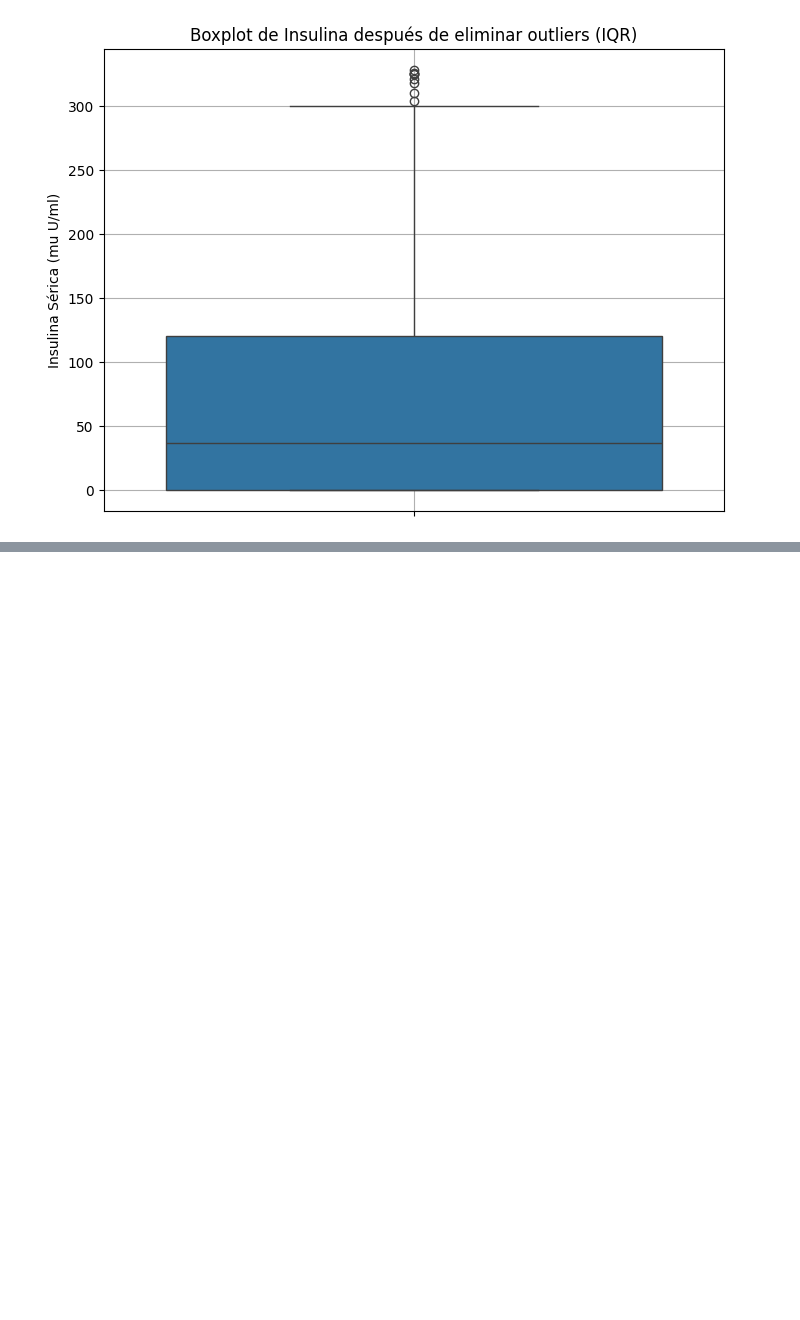
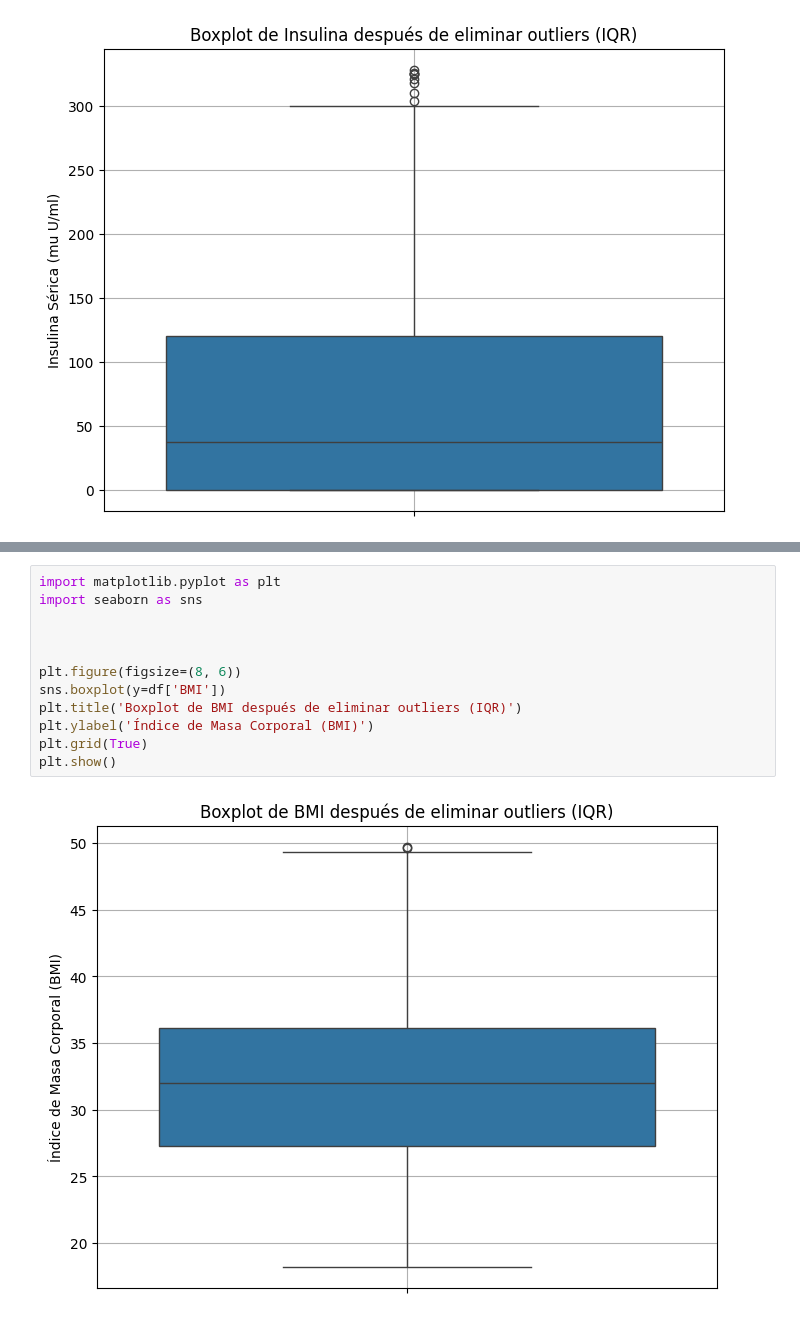
Before and after one commit to 4GeeksAcademy/arb_d_demachine-learning-python-template, a Jupyter notebook: src/explore.ipynb, the cells around one changed output, grey strips where cells are left out. Saved outputs shown, nothing was run; the diff lists cells and outputs as text; blank space fills up the shorter version.

```diff
--- a/src/explore.ipynb
+++ b/src/explore.ipynb
@@ -407,0 +530,14 @@ plt.show()
+# %%
+import matplotlib.pyplot as plt
+import seaborn as sns
+
+
+
+plt.figure(figsize=(8, 6))
+sns.boxplot(y=df['BMI'])
+plt.title('Boxplot de BMI después de eliminar outliers (IQR)')
+plt.ylabel('Índice de Masa Corporal (BMI)')
+plt.grid(True)
+plt.show()
+# %% [output]
+[figure, added]
```
Also changed, not shown: parts of 22 cells of this notebook.
